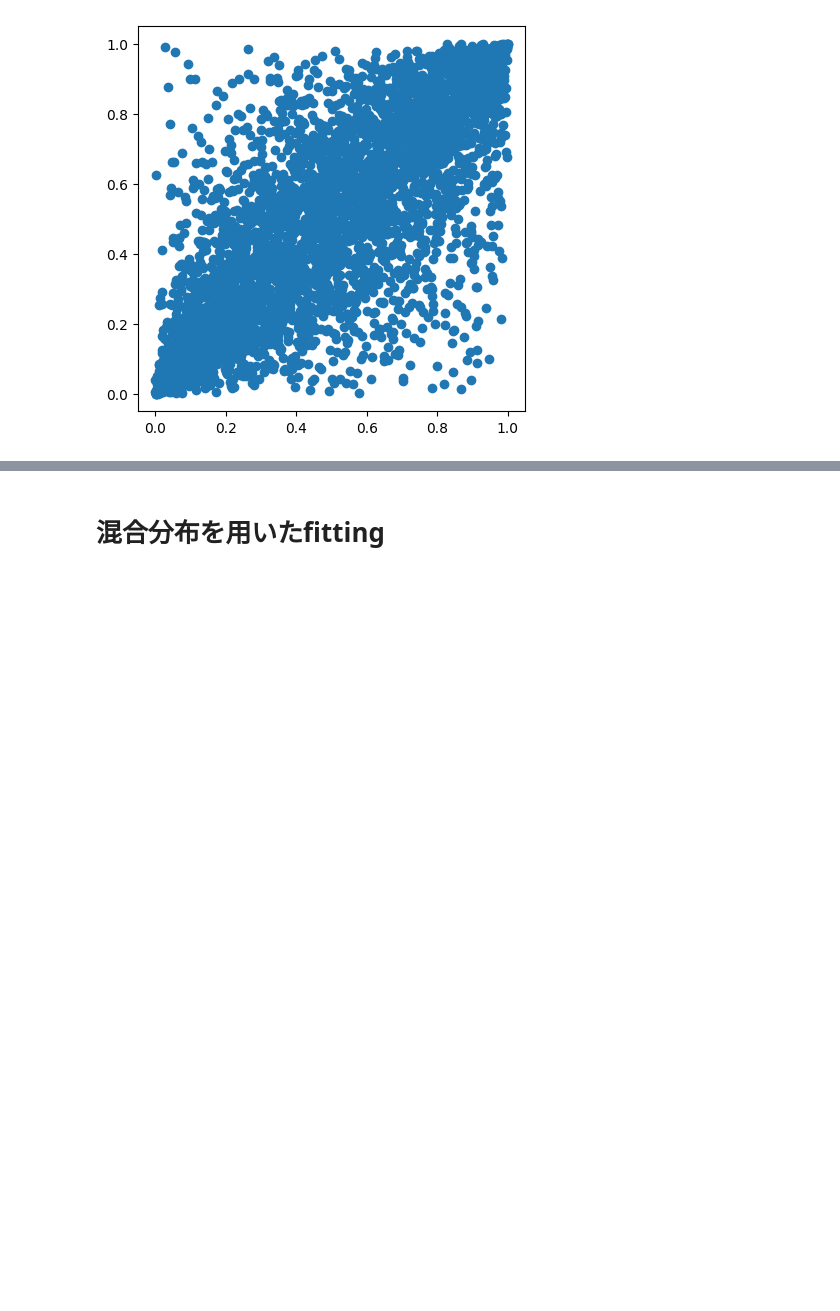
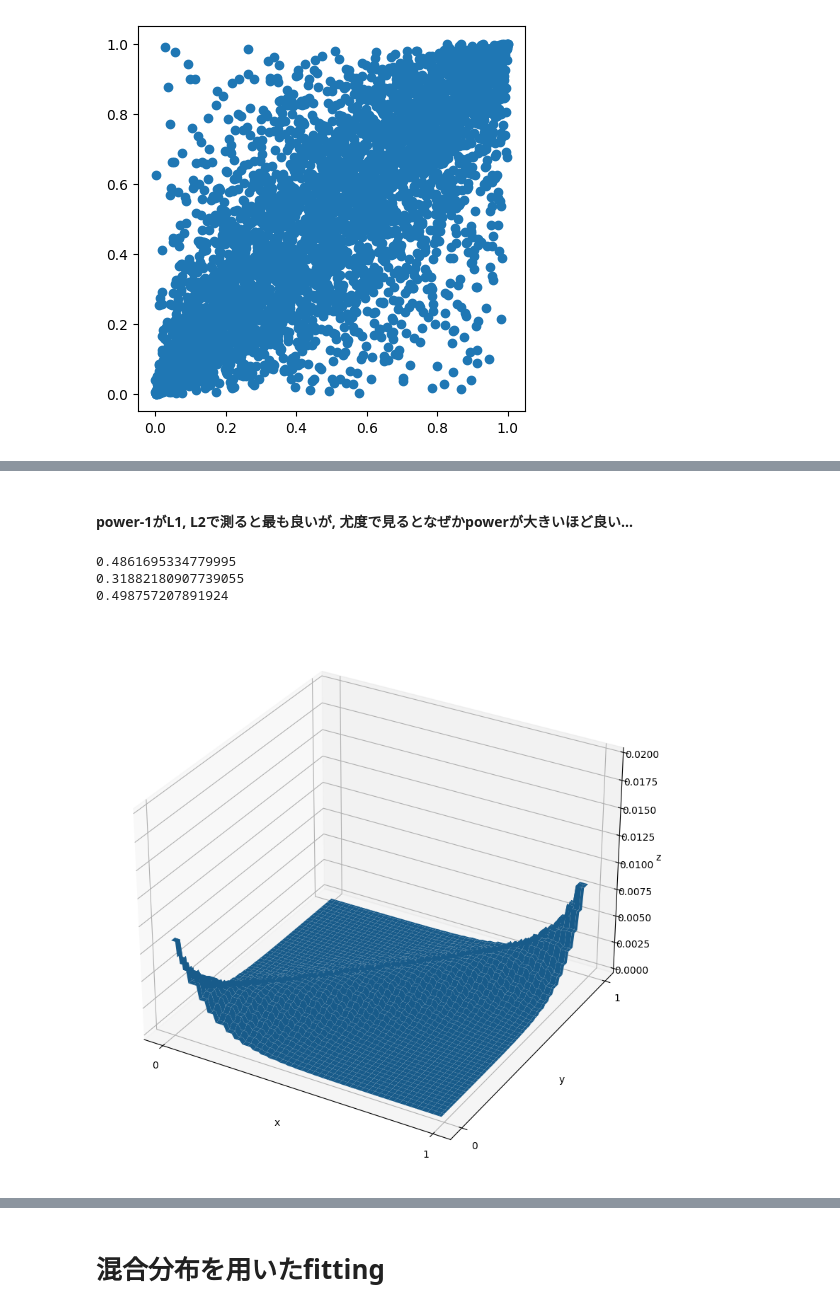
Before and after one commit to stardust-coder/minimum-information-copula, a Jupyter notebook: work/mixture.ipynb, the cells around one changed output, grey strips where cells are left out. Cells and saved outputs as stored; diff of their text form; code cells hidden in the pictures; blank space fills up the shorter version.

```diff
--- a/work/mixture.ipynb
+++ b/work/mixture.ipynb
@@ -246 +261,18 @@ array([0.03289405, 0.03289405, 0.0329532 , 0.03302042, 0.03309349,
+# %% [markdown]
+#### power-1がL1, L2で測ると最も良いが, 尤度で見るとなぜかpowerが大きいほど良い...
+# %%
+#単純に差を見る.（L1norm)
+print(np.sum(np.abs(keiken_copula - np.load("Frankをk乗したmodel/mick-power-0.5.npy"))))
+print(np.sum(np.abs(keiken_copula - np.load("Frankをk乗したmodel/mick-power-1.npy"))))
+print(np.sum(np.abs(keiken_copula - np.load("Frankをk乗したmodel/mick-power-2.npy"))))
+#単純に差を見る.（21norm)
+#np.sum(np.abs(keiken_copula - np.load("Frankをk乗したmodel/mick-power-1.npy"))**2)
+# %% [output]
+0.4861695334779995
+0.31882180907739055
+0.498757207891924
+# %%
+_ =  visualize.three_dim_plot_flatten(np.load("Frankをk乗したmodel/mick-power-1.npy"), top=0.02)
+# %% [output]
+[figure, added]
 # %% [markdown]
```
Also changed, not shown: parts of 57 cells of this notebook, 1 other file.
